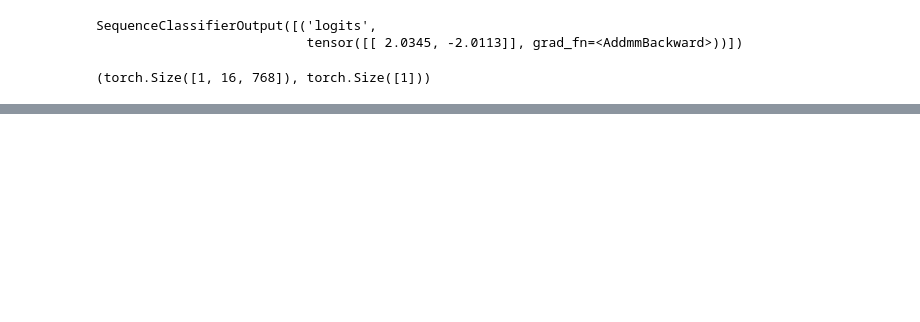
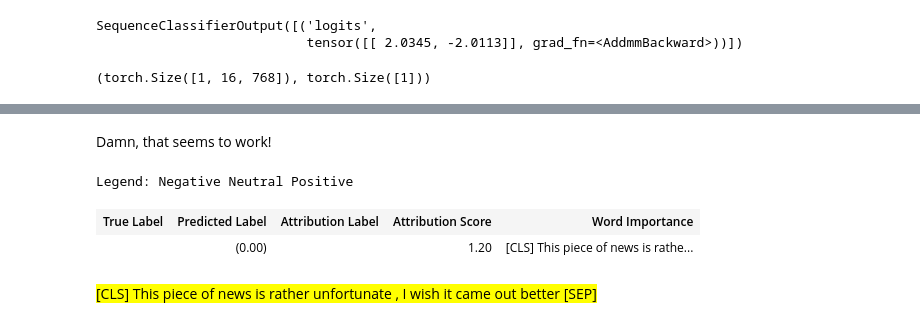
Before and after one commit to TurkuNLP/Text_Mining_Course, a Jupyter notebook: model_explainability.ipynb, the cells around one changed output, grey strips where cells are left out. Cells and saved outputs as stored; diff of their text form; code cells hidden in the pictures; blank space fills up the shorter version.

```diff
--- a/model_explainability.ipynb
+++ b/model_explainability.ipynb
@@ -193,0 +207,13 @@ The trained model is available as `trainer.model`, and we can use it like any ot
+# %%
+# relevant stuff repeated from above so you can run it from here onwards if you happen to have the model trained
+
+from transformers import AutoTokenizer
+from transformers import AutoModelForSequenceClassification
+from transformers import TrainingArguments
+from transformers import Trainer
+from datasets import load_dataset
+
+MODEL_NAME = 'bert-base-cased'
+DATASET = ('glue', 'sst2')
+
+tokenizer = AutoTokenizer.from_pretrained(MODEL_NAME)
@@ -361 +399,25 @@ tensor([ 0.0000,  0.0507, -0.0797, -0.0169, -0.0172,  0.0897,  0.3466,  0.6010,
 0.0 [SEP]
+# %% [markdown]
+Damn, that seems to work!
+# %%
+attribution_0_vis = viz.VisualizationDataRecord(
+                        attributions_0_sum,
+                        0,
+                        "",
+                        "",
+                        "",
+                        attributions_0_sum.sum(),
+                        tokenizer.convert_ids_to_tokens(input_ids[0]),
+                        delta_0)
+X=viz.visualize_text([attribution_0_vis])
+# %% [output]
+Legend: Negative Neutral Positive
+| True Label | Predicted Label | Attribution Label | Attribution Score | Word Importance |
+|  | (0.00) |  | 1.20 | [CLS] This piece of news is rathe... |
+# %%
+import captum
+from IPython.core.display import HTML
+x=captum.attr.visualization.format_word_importances(tokenizer.convert_ids_to_tokens(input_ids[0]),attributions_0_sum)
+HTML(x)
+# %% [output]
+[CLS] This piece of news is rather unfortunate , I wish it came out better [SEP]
```
Also changed, not shown: parts of 11 cells of this notebook.
